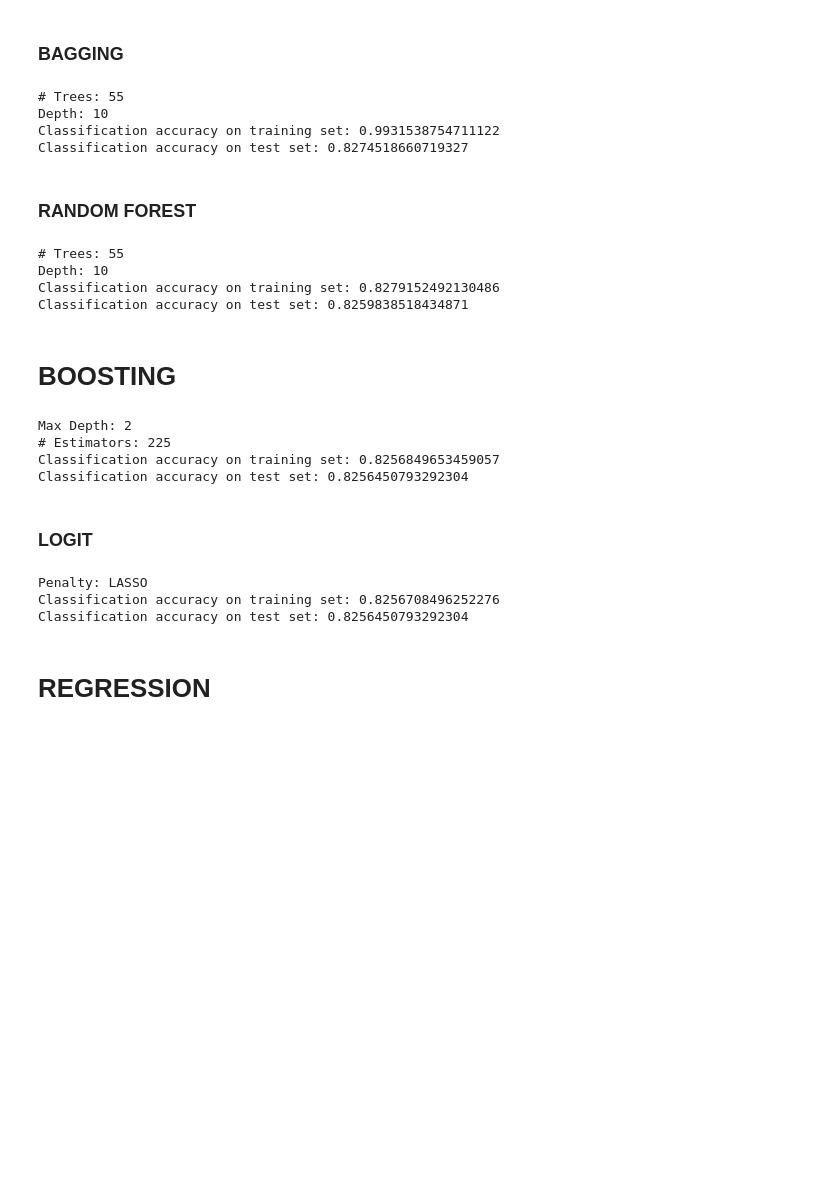
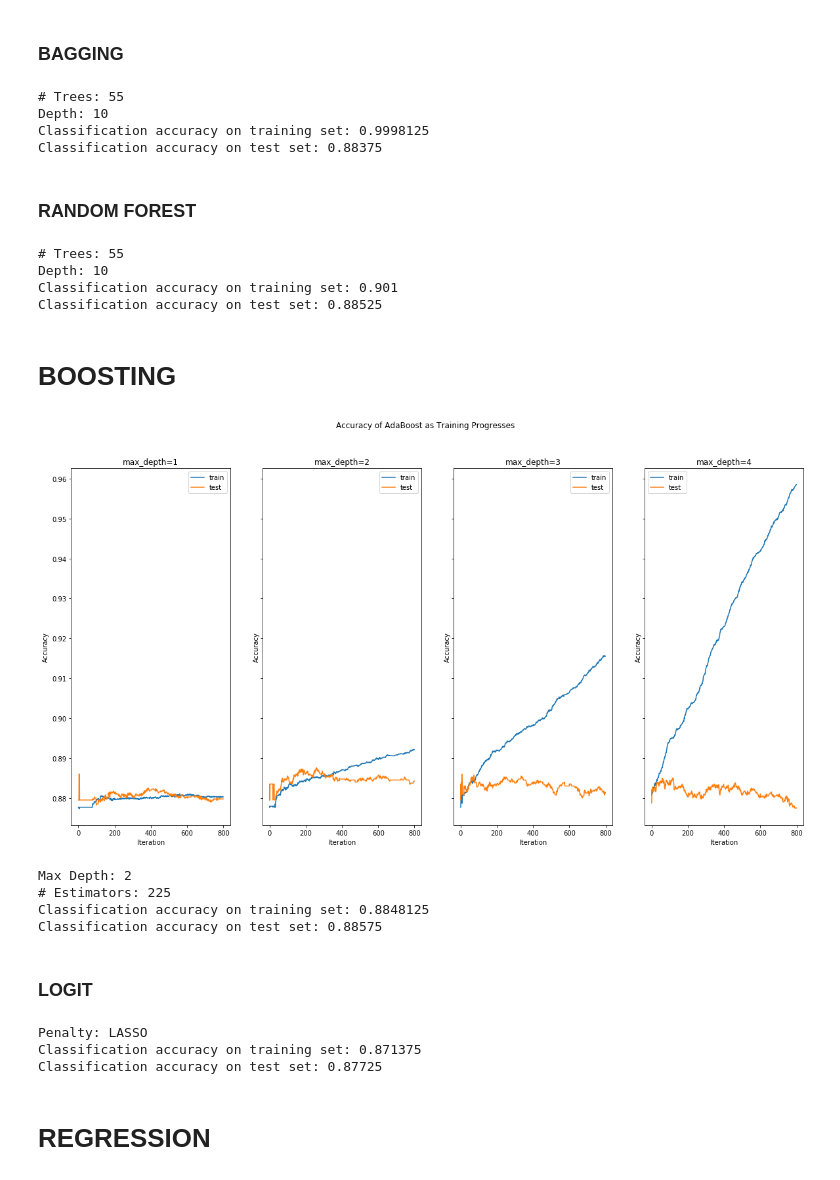
Before and after one commit to heyjessi/spotifys-angels, a Jupyter notebook: lizzy.ipynb, the cells around one changed output. Saved outputs shown, nothing was run; the diff lists cells and outputs as text; code cells hidden in the pictures; blank space fills up the shorter version.

```diff
--- a/lizzy.ipynb
+++ b/lizzy.ipynb
@@ -169,54 +111,54 @@ tree_depth = 10 #choose greater than ideal to overfit
 # %%
 # using bagging classifier
-fitted_bag = BaggingClassifier(n_estimators=n_trees, random_state=0).fit(X_train,y_train)
+fitted_bag = BaggingClassifier(n_estimators=50, random_state=0).fit(X_train,y_train)
 bag_train_score = fitted_bag.score(X_train, y_train)
 bag_test_score = fitted_bag.score(X_test, y_test)
 
-print('# Trees:', n_trees)
-print('Depth:', tree_depth)
+
 print('Classification accuracy on training set:', bag_train_score)
 print('Classification accuracy on test set:', bag_test_score)
 # %% [output]
 # Trees: 55
 Depth: 10
-Classification accuracy on training set: 0.9931538754711122
-Classification accuracy on test set: 0.8274518660719327
+Classification accuracy on training set: 0.9998125
+Classification accuracy on test set: 0.88375
 # %% [markdown]
 ### RANDOM FOREST
 # %%
-fitted_rf = RandomForestClassifier(n_estimators=n_trees, max_features='sqrt', max_depth=tree_depth).fit(X_train,y_train)
+fitted_rf = RandomForestClassifier(n_estimators=50, max_features='sqrt', max_depth=10).fit(X_train,y_train)
 random_forest_train_score = fitted_rf.score(X_train, y_train)
 random_forest_test_score = fitted_rf.score(X_test, y_test)
 
-print('# Trees:', n_trees)
-print('Depth:', tree_depth)
+
 print('Classification accuracy on training set:', random_forest_train_score)
 print('Classification accuracy on test set:', random_forest_test_score)
 # %% [output]
 # Trees: 55
 Depth: 10
-Classification accuracy on training set: 0.8279152492130486
-Classification accuracy on test set: 0.8259838518434871
+Classification accuracy on training set: 0.901
+Classification accuracy on test set: 0.88525
 # %% [markdown]
 # BOOSTING
 # %%
-# clfs = {}
-# train_scores = {}
-# test_scores = {}
-# for depth in (1,2,3,4):
-#     fitted_ada = AdaBoostClassifier(
-#         base_estimator=DecisionTreeClassifier(max_depth=depth),
-#         n_estimators=800,
-#         learning_rate=.05).fit(X_train, y_train)
-#     train_scores[depth] = list(fitted_ada.staged_score(X_train, y_train))
-#     test_scores[depth] = list(fitted_ada.staged_score(X_test, y_test))
-#     clfs[depth] = fitted_ada
+clfs = {}
+train_scores = {}
+test_scores = {}
+for depth in (1,2,3,4):
+    fitted_ada = AdaBoostClassifier(
+        base_estimator=DecisionTreeClassifier(max_depth=depth),
+        n_estimators=800,
+        learning_rate=.05).fit(X_train, y_train)
+    train_scores[depth] = list(fitted_ada.staged_score(X_train, y_train))
+    test_scores[depth] = list(fitted_ada.staged_score(X_test, y_test))
+    clfs[depth] = fitted_ada
 # %%
-# fig, axs = plt.subplots(1, 4, figsize=(20,10), sharey=True)
-# for ax, depth in zip(axs, (1,2,3,4)):
-#     ax.plot(train_scores[depth], label='train')
-#     ax.plot(test_scores[depth], label='test')
-#     ax.set(xlabel='Iteration', ylabel='Accuracy', title=f"max_depth={depth}")
-#     ax.legend()
-# plt.suptitle("Accuracy of AdaBoost as Training Progresses");
+fig, axs = plt.subplots(1, 4, figsize=(20,10), sharey=True)
+for ax, depth in zip(axs, (1,2,3,4)):
+    ax.plot(train_scores[depth], label='train')
+    ax.plot(test_scores[depth], label='test')
+    ax.set(xlabel='Iteration', ylabel='Accuracy', title=f"max_depth={depth}")
+    ax.legend()
+plt.suptitle("Accuracy of AdaBoost as Training Progresses");
+# %% [output]
+[figure, added]
 # %%
@@ -226,19 +168,18 @@ best_ada = AdaBoostClassifier(base_estimator=DecisionTreeClassifier(max_depth=2)
 best_ada_train_score = best_ada.score(X_train, y_train)
 best_ada_test_score = best_ada.score(X_test, y_test)
 # %%
-print('Max Depth:', 2)
-print('# Estimators:', 225)
+
 print('Classification accuracy on training set:', best_ada_train_score)
 print('Classification accuracy on test set:', best_ada_test_score)
 # %% [output]
 Max Depth: 2
 # Estimators: 225
-Classification accuracy on training set: 0.8256849653459057
-Classification accuracy on test set: 0.8256450793292304
+Classification accuracy on training set: 0.8848125
+Classification accuracy on test set: 0.88575
 # %% [markdown]
 ### LOGIT
 # %%
-logit = LogisticRegressionCV( solver='liblinear', penalty='l1', cv=5)
+logit = LogisticRegressionCV( solver='liblinear', penalty='l1', multiclass='ovr', cv=5)
 logit.fit(X_train, y_train)
 
 log_y_train_pred = logit.predict(X_train)
@@ -252,8 +193,8 @@ print('Classification accuracy on training set:', log_train_score)
 print('Classification accuracy on test set:', log_test_score)
 # %% [output]
 Penalty: LASSO
-Classification accuracy on training set: 0.8256708496252276
-Classification accuracy on test set: 0.8256450793292304
+Classification accuracy on training set: 0.871375
+Classification accuracy on test set: 0.87725
 # %% [markdown]
 # REGRESSION
 # %%
```
Also changed, not shown: parts of 31 cells of this notebook.
